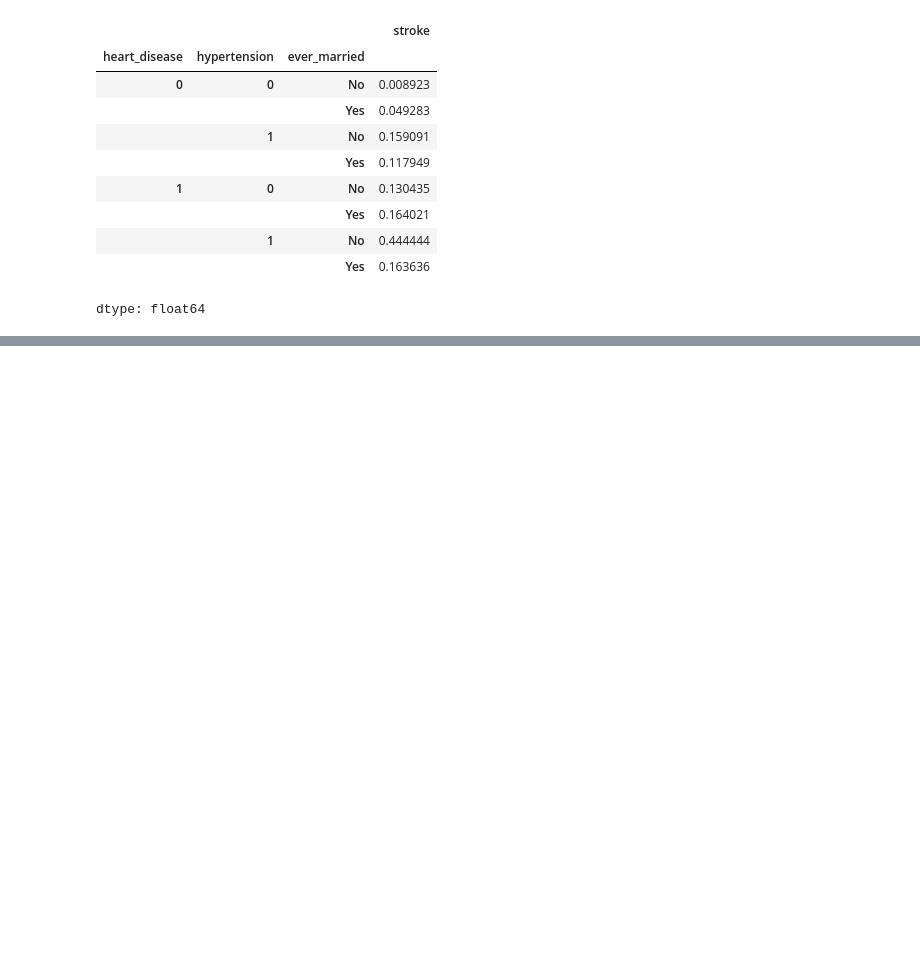
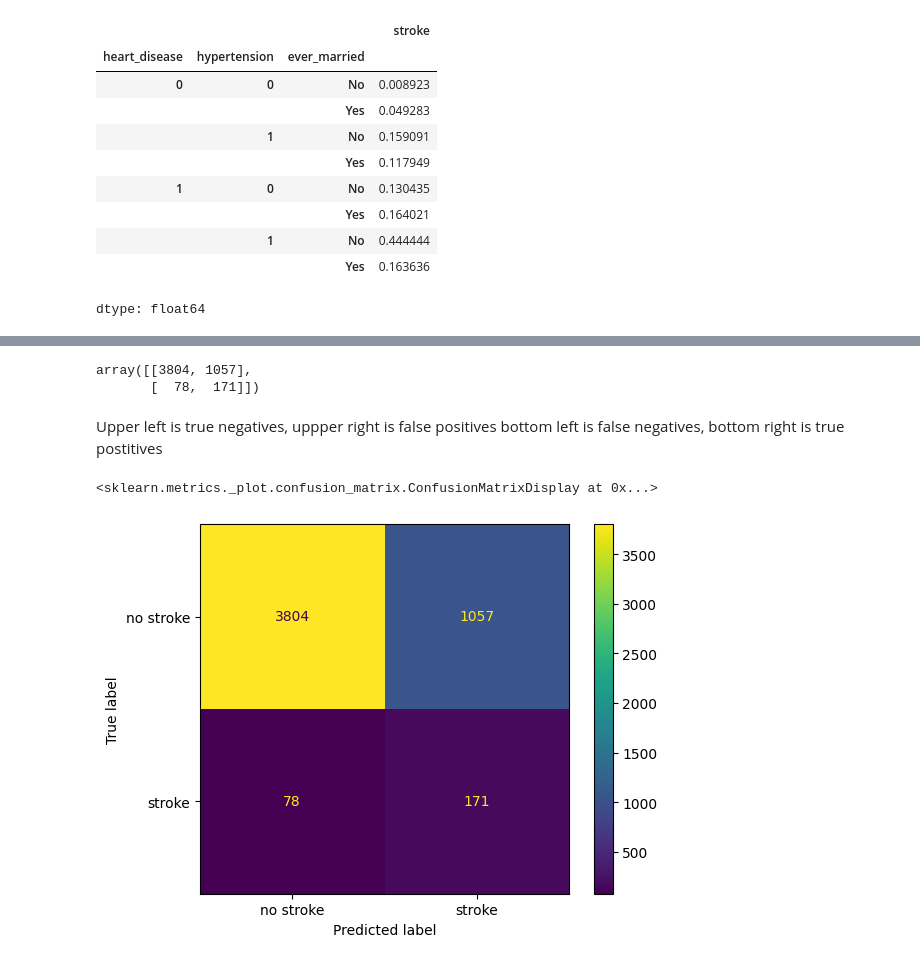
Before and after one commit to michaeledge27/CSCI290, a Jupyter notebook: StrokePrediction.ipynb, the cells around one changed output, grey strips where cells are left out. Cells and saved outputs as stored; diff of their text form; code cells hidden in the pictures; blank space fills up the shorter version.

```diff
--- a/StrokePrediction.ipynb
+++ b/StrokePrediction.ipynb
@@ -143,0 +146,2 @@ dtype: float64
+# %%
+df['prediction'] = df['age'] > 61
@@ -143,0 +158,14 @@ dtype: float64
+# %%
+cm = confusion_matrix(df['stroke'], df['prediction'])
+cm
+# %% [output]
+array([[3804, 1057],
+       [  78,  171]])
+# %% [markdown]
+Upper left is true negatives, uppper right is false positives
+bottom left is false negatives, bottom right is true postitives
+# %%
+ConfusionMatrixDisplay(cm, display_labels= ['no stroke', 'stroke']).plot()
+# %% [output]
+<sklearn.metrics._plot.confusion_matrix.ConfusionMatrixDisplay at 0x...>
+[figure, added]
```
Also changed, not shown: parts of 3 cells of this notebook.
